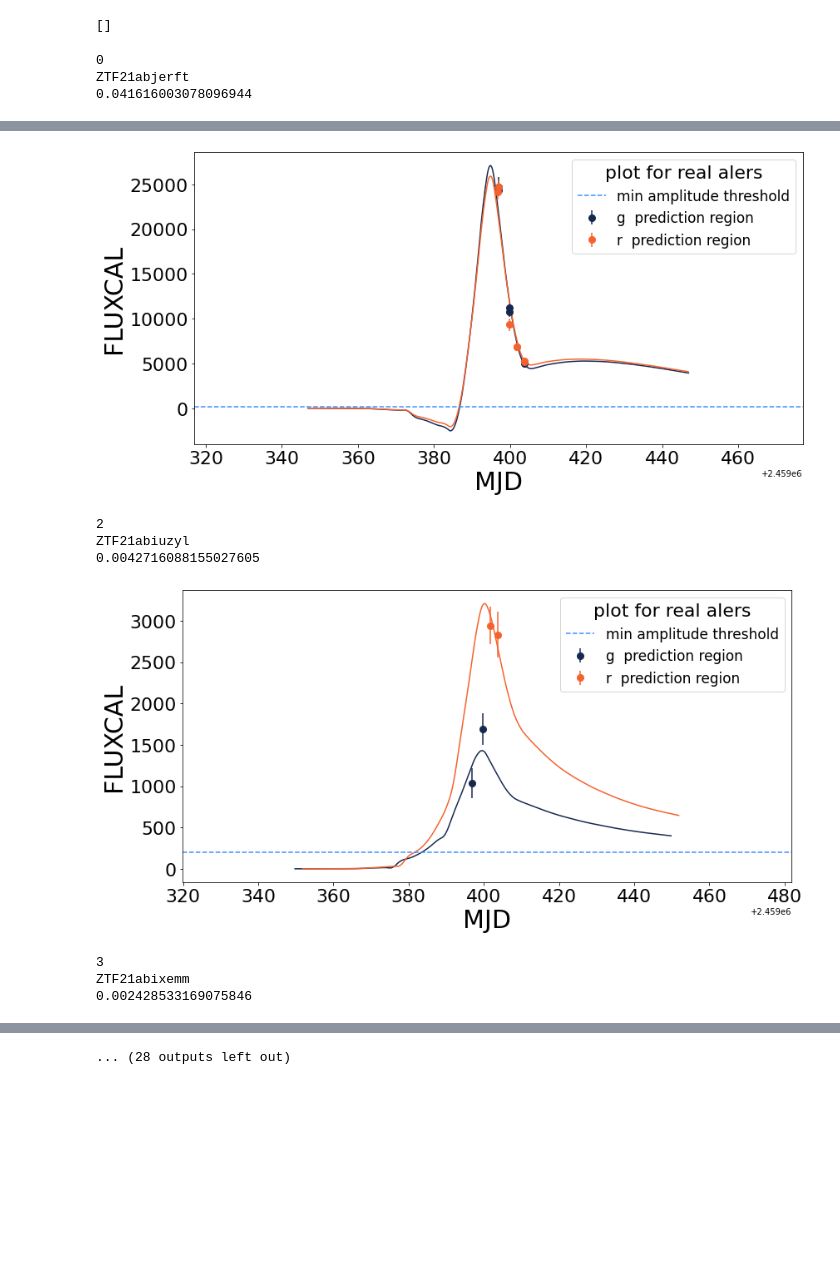
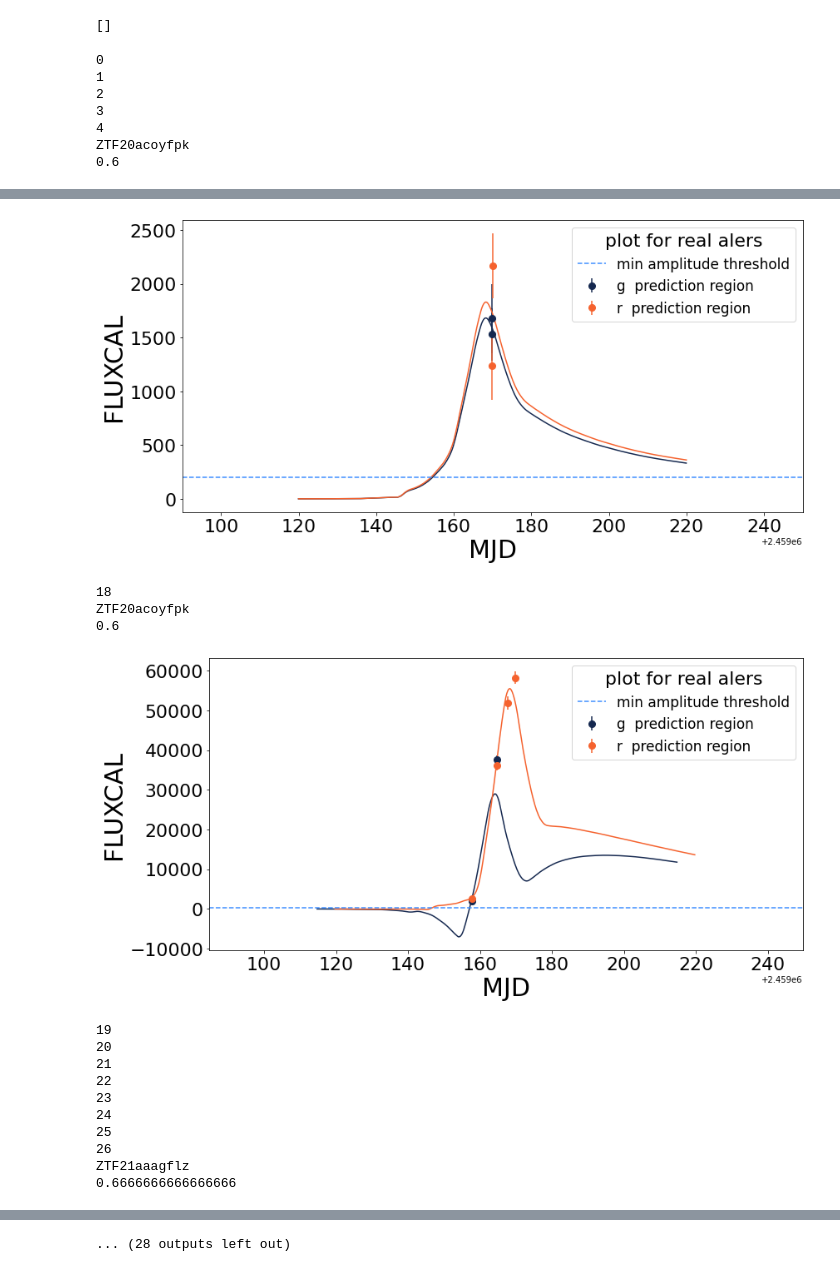
Before and after one commit to b-biswas/kndetect, a Jupyter notebook: notebooks/treat_alerts.ipynb, the cells around one changed output, grey strips where cells are left out. Cells and saved outputs as stored; diff of their text form; code cells hidden in the pictures; blank space fills up the shorter version.

```diff
--- a/notebooks/treat_alerts.ipynb
+++ b/notebooks/treat_alerts.ipynb
@@ -225,7 +225,8 @@ for indx, row in data.iterrows():
     print(indx)
 
     #object_data = data[data["objectId"]==snid]
-
+    if row["new_model_scores"]<=.5:
+        continue
     #indx = list(row['candid'].values).index(lcs_complete.iloc[pos]['candid'])
     flag = np.array([row['cmagpsf'][i] != None for i in range(len(row['cmagpsf']))])
     # print(lcs_complete.iloc[pos]['candid'])
@@ -264,9 +265,13 @@ for indx, row in data.iterrows():
     plt.show()
     plt.close()
     count+=1
-    if count==20:
+    if count == 20:
         break
 # %% [output]
 0
-ZTF21abjerft
-0.041616003078096944
+1
+2
+3
+4
+ZTF20acoyfpk
+0.6
@@ -277,8 +294,15 @@ ZTF21abitmou
-[figure, old version]
+[figure, new version]
-2
-ZTF21abiuzyl
-0.0042716088155027605
+18
+ZTF20acoyfpk
+0.6
-[figure, old version]
+[figure, new version]
-3
-ZTF21abixemm
-0.002428533169075846
+19
+20
+21
+22
+23
+24
+25
+26
+ZTF21aaagflz
+0.6666666666666666
```
Also changed, not shown: parts of 7 cells of this notebook, 26 other files.
